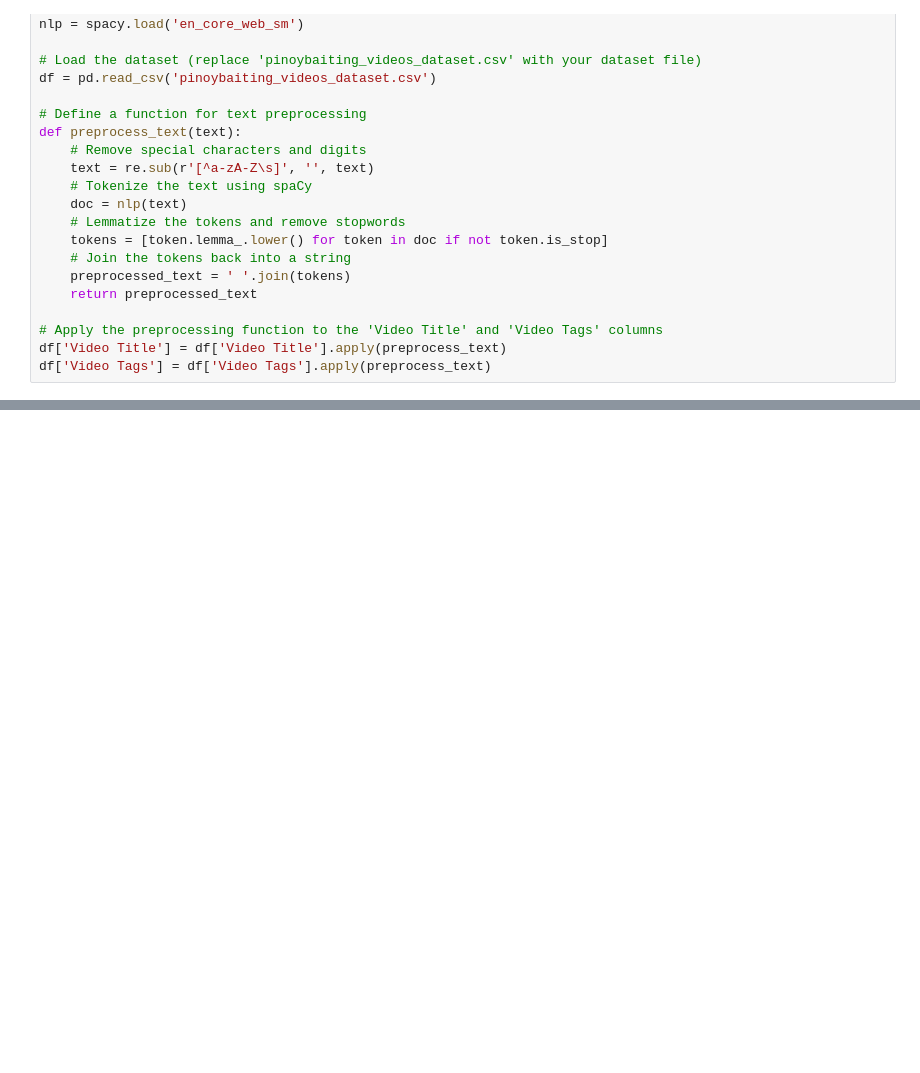
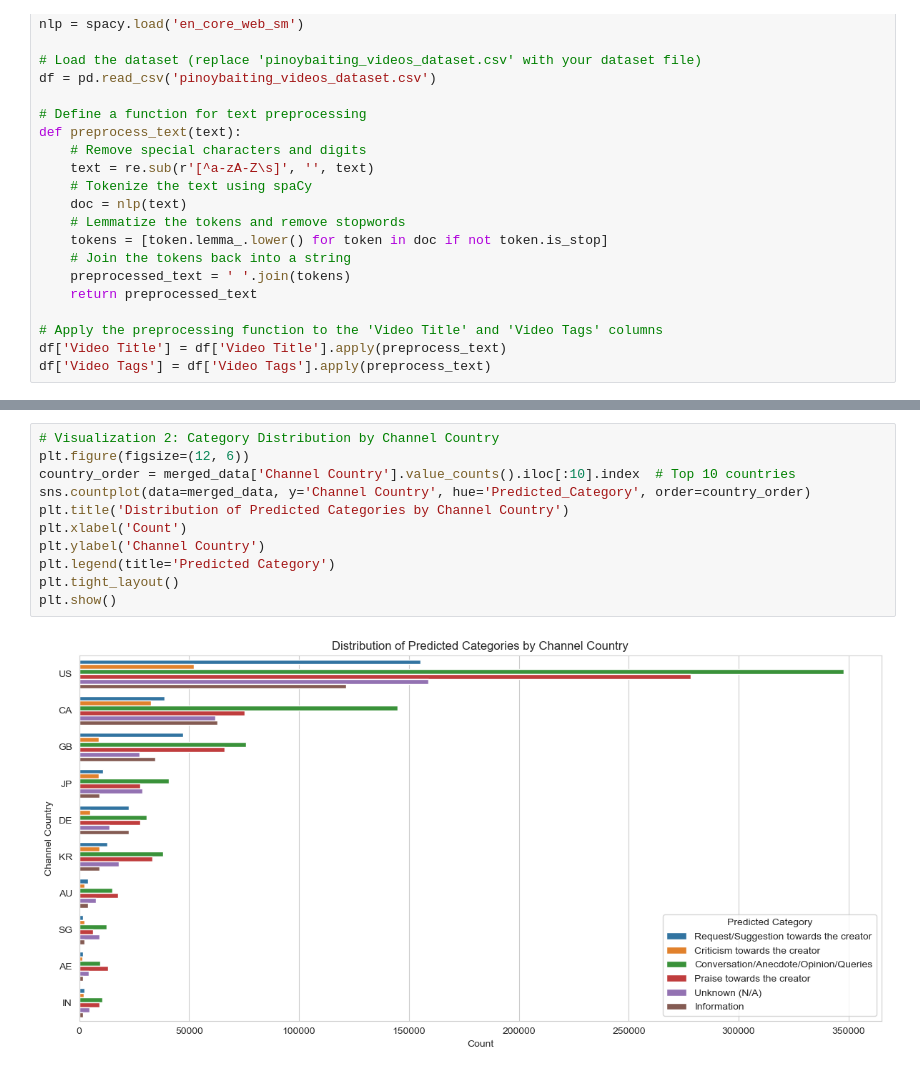
Before and after one commit to jaiiraaaaaa/thesis_EDA, a Jupyter notebook: Thesis_EDA.ipynb, the cells around one changed output, grey strips where cells are left out. Saved outputs shown, nothing was run; the diff lists cells and outputs as text; blank space fills up the shorter version.

```diff
--- a/Thesis_EDA.ipynb
+++ b/Thesis_EDA.ipynb
@@ -342,0 +379,13 @@ Distribution of Channel Countries
+# %%
+# Visualization 2: Category Distribution by Channel Country
+plt.figure(figsize=(12, 6))
+country_order = merged_data['Channel Country'].value_counts().iloc[:10].index  # Top 10 countries
+sns.countplot(data=merged_data, y='Channel Country', hue='Predicted_Category', order=country_order)
+plt.title('Distribution of Predicted Categories by Channel Country')
+plt.xlabel('Count')
+plt.ylabel('Channel Country')
+plt.legend(title='Predicted Category')
+plt.tight_layout()
+plt.show()
+# %% [output]
+[figure, added]
```
Also changed, not shown: parts of 21 cells of this notebook.
